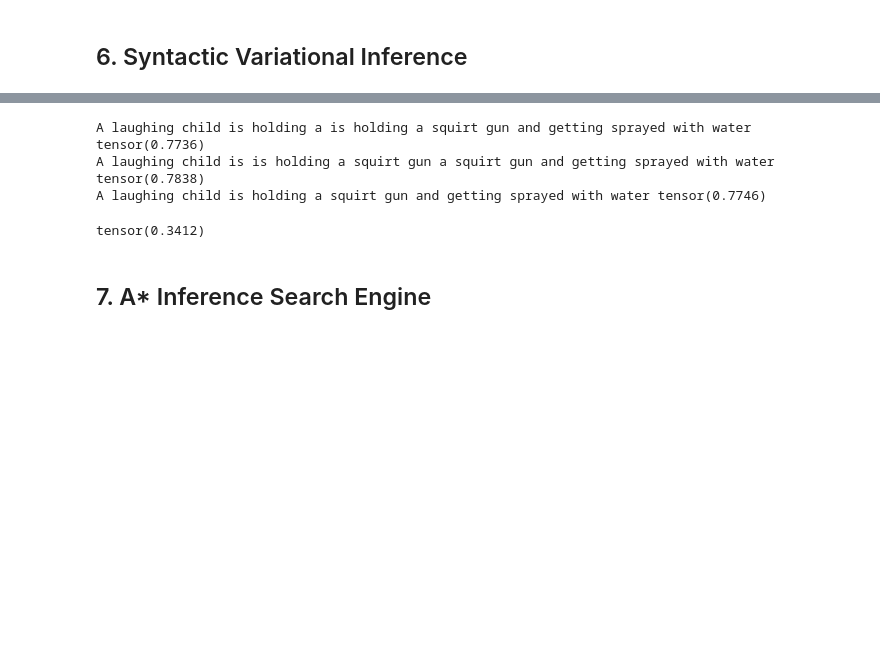
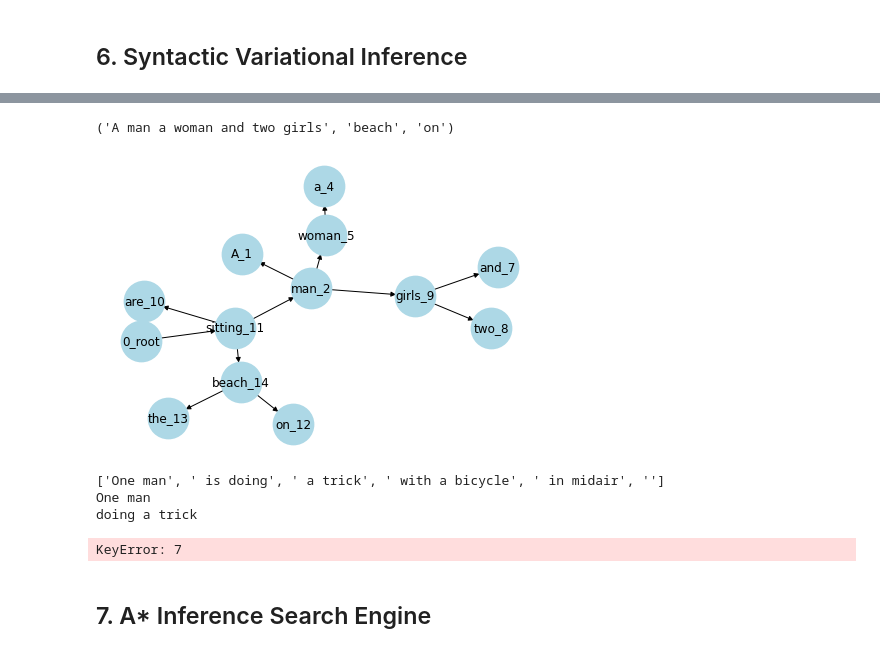
Before and after one commit to eric11eca/NeuralLog, a Jupyter notebook: src/UdepLog.ipynb, the cells around one changed output, grey strips where cells are left out. Drawn from its saved outputs; the diff is of its cells as text; code cells hidden in the pictures; blank space fills up the shorter version.

Commit message:
reduce over prediciton on syntactic variation

```diff
--- a/src/UdepLog.ipynb
+++ b/src/UdepLog.ipynb
@@ -1079,6 +1128,69 @@ for verb in ie_pred:
+# %%
+from pqdict import pqdict
+
+def extract_entity(nodes):
+    word_queue = pqdict([])
+    for node in nodes:
+        word_queue[node[1]] = node[1]
+        subnodes = vertices.get(node[1], [])
+        subwords = extract_entity(subnodes)
+        for word in subwords:
+            word_queue[word] = subwords[word]
+    return word_queue
+
+
+for rel in h_parsed[0]:
+    if rel[0] in ['nsubj']:
+        subj_nodes = vertices.get(rel[1], []) + [rel]
+        word_queue = extract_entity(subj_nodes)
+        keys = list(word_queue.popkeys())
+        subj = ' '.join([h_parsed[2][k][0] for k in keys])
+        objs = []
+        for node in vertices[rel[2]]:
+            if node[0] in ['obj', 'xcomp', 'obl', 'case']:
+                subnodes = vertices.get(node[1], []) + [node]
+                word_queue = extract_entity(subnodes)
+                keys = list(word_queue.popkeys())
+                objs.append(' '.join([h_parsed[2][k][0] for k in keys]))
+        knowledges = []
+        relation = h_parsed[2][rel[2]][0]
+        for obj in objs:
+            print((subj, relation, obj))
+# %% [output]
+('A man a woman and two girls', 'beach', 'on')
+# %%
+import networkx as nx
+options = {
+    'node_size': 2000,
+    'width': 3,
+}
+G = nx.DiGraph()
+#pos = nx.planar_layout(G)
+G.add_edges_from(edges)
+
+import matplotlib.pyplot as plt
+
+nx.draw(G, pos = nx.nx_pydot.graphviz_layout(G), node_size=1500, \
+    node_color='lightblue', linewidths=3, font_size=12, with_labels=True)
+
+plt.show()
+# %% [output]
+[figure, added]
+# %%
+ie_pred_p = ie_extractor.predict("One man is doing a trick with a bicycle in midair")['verbs']
+
+for verb in ie_pred_p:
+    if "ARG" in verb['description']:
+        print(fix_info(verb['description']))
+        print(fix_info(verb['description'])[0].strip())
+        print(verb['verb'] + ' '+ fix_info(verb['description'])[2].strip())
+# %% [output]
+['One man', ' is doing', ' a trick', ' with a bicycle', ' in midair', '']
+One man
+doing a trick
 # %%
-premise = "A laughing child is holding a squirt gun and getting sprayed with water"
-hypothesis = "A child is holding a squirt gun"
+premise = "A black, red, white, and pink dress"
+hypothesis = "A dress which is black, red, white, and pink"
 
 pipeline = PolarizationPipeline()
 syntacticVariator = SyntacticVariator()
@@ -1088,11 +1200,10 @@ h_tree, _ = pipeline.run_binarization(h_parsed, hypothesis, {})
 pipeline.modify_replacement(h_tree, replaced)
 annotation = pipeline.single_polarization(premise)
 
-variates = syntacticVariator.variate(premise, hypothesis, annotation['polarized_tree'],  h_tree, sent=False)
+variates = syntacticVariator.variate(premise, hypothesis, annotation['polarized_tree'],  h_tree)
 for v in variates:
-    similarity = inference_sts([v], [hypothesis])
+    similarity = inference_sts(v, hypothesis, dist=True)
     print(v, similarity)
+print(syntacticVariator.replacement_log)
 # %% [output]
-A laughing child is holding a is holding a squirt gun and getting sprayed with water tensor(0.7736)
-A laughing child is is holding a squirt gun a squirt gun and getting sprayed with water tensor(0.7838)
-A laughing child is holding a squirt gun and getting sprayed with water tensor(0.7746)
+KeyError: 7
@@ -1101,7 +1210,3 @@ syntacticVariator.inference_mrpc("hiking", "are walking")
-# %%
-inference_sts(["is wearing"], ["Somebody is wearing beads that are red"])
-# %% [output]
-tensor(0.3412)
 # %% [markdown]
 ## 7. A* Inference Search Engine
 # %%
```
Also changed, not shown: parts of 25 cells of this notebook, 4 other files.
